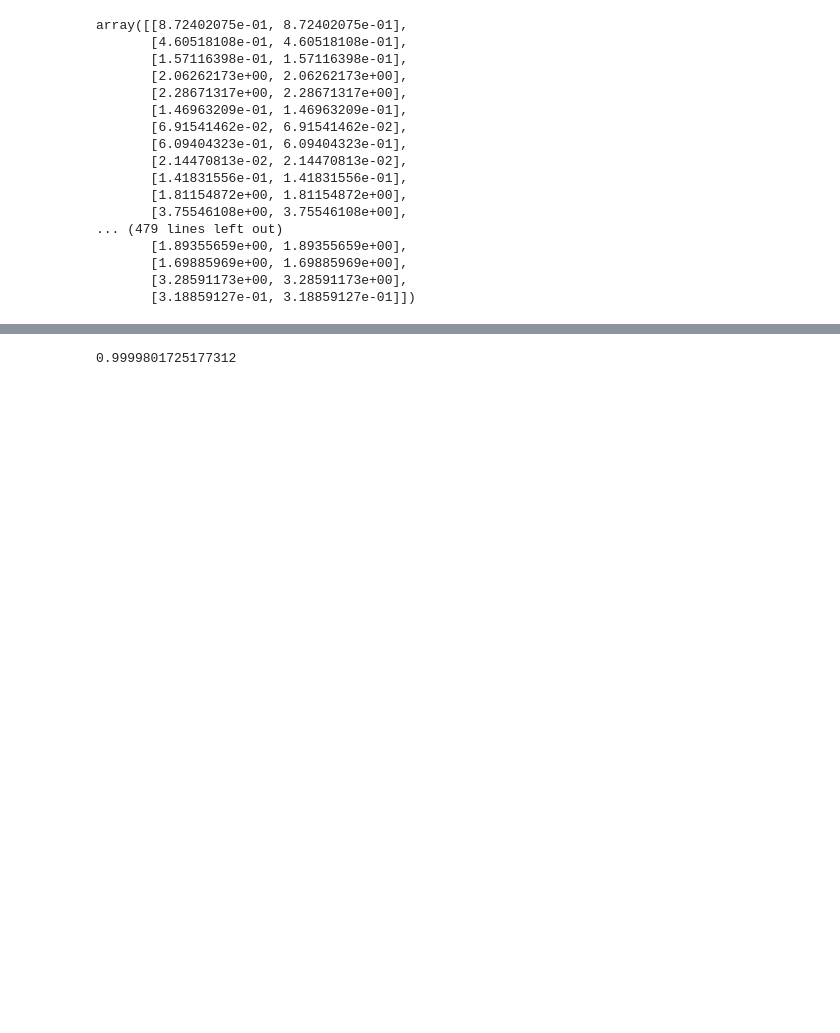
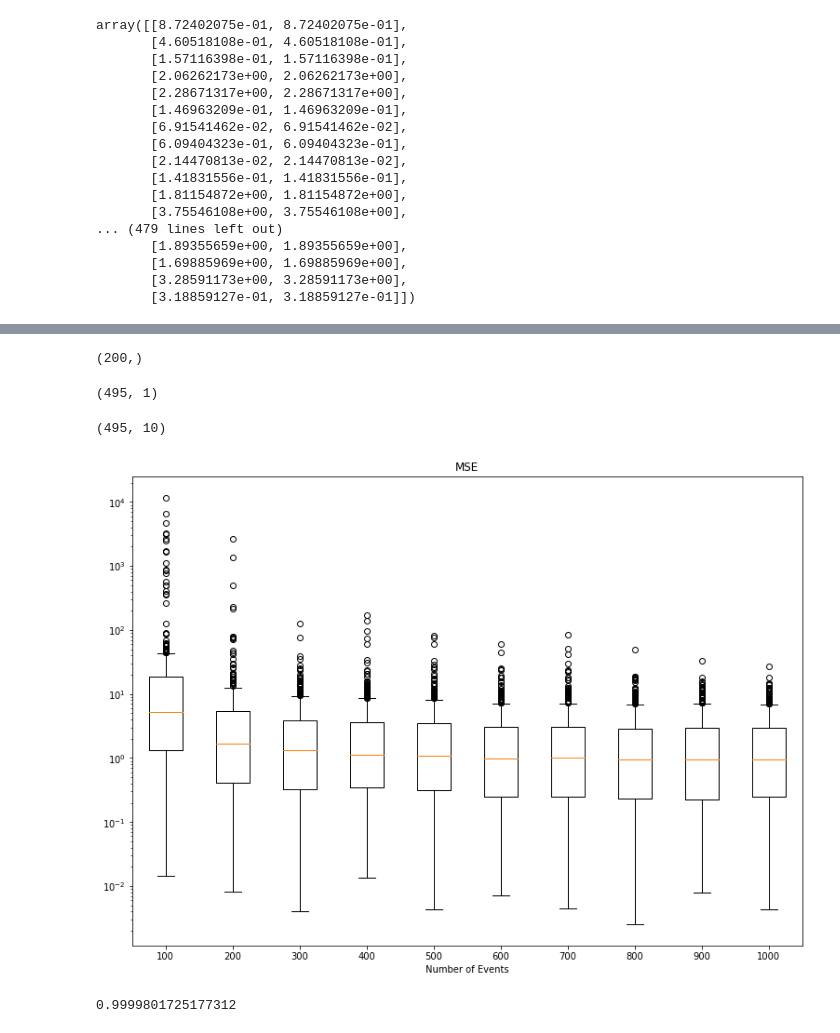
Before and after one commit to byronacunia/Linear, a Jupyter notebook: Linear.ipynb, the cells around one changed output, grey strips where cells are left out. Saved outputs shown, nothing was run; the diff lists cells and outputs as text; code cells hidden in the pictures; blank space fills up the shorter version.

```diff
--- a/Linear.ipynb
+++ b/Linear.ipynb
@@ -135,3 +175,52 @@ array([[8.72402075e-01, 8.72402075e-01],
+# %%
+data_1.shape
+# %% [output]
+(200,)
+# %%
+data_2.shape
+# %% [output]
+(495, 1)
+# %%
+MSE.shape
+# %% [output]
+(495, 10)
+# %%
+MSEaux=MSE
+# %%
+MSE=MSEaux
+# %%
+# Creating dataset
+data_1 = MSE.iloc[:, [0]].to_numpy().reshape(MSE.shape[0])
+data_2 = MSE.iloc[:, [1]].to_numpy().reshape(MSE.shape[0])
+data_3 = MSE.iloc[:, [2]].to_numpy().reshape(MSE.shape[0])
+data_4 = MSE.iloc[:, [3]].to_numpy().reshape(MSE.shape[0])
+data_5 = MSE.iloc[:, [4]].to_numpy().reshape(MSE.shape[0])
+data_6 = MSE.iloc[:, [5]].to_numpy().reshape(MSE.shape[0])
+data_7 = MSE.iloc[:, [6]].to_numpy().reshape(MSE.shape[0])
+data_8 = MSE.iloc[:, [7]].to_numpy().reshape(MSE.shape[0])
+data_9 = MSE.iloc[:, [8]].to_numpy().reshape(MSE.shape[0])
+data_10 = MSE.iloc[:, [9]].to_numpy().reshape(MSE.shape[0])
+data = [data_1, data_2, data_3, data_4, data_5, data_6, data_7, data_8, data_9, data_10]
+
+fig = plt.figure(figsize =(10, 7))
+
+# Creating axes instance
+ax = fig.add_axes([0, 0, 1, 1])
+ax.set_xticks([1, 2, 3, 4])  # Set label locations.
+ax.set_yscale('log')
+ax.set_title('MSE')
+ax.set_xlabel("Number of Events")
+# Creating plot
+bp = ax.boxplot(data)
+
+plt.setp(ax, xticks=[1, 2, 3, 4, 5, 6, 7, 8, 9, 10],
+         xticklabels=['100', '200', '300', '400', '500', '600', '700', '800', '900', '1000'])
+
+
+# show plot
+plt.show()
+# %% [output]
+[figure, added]
 # %%
 from sklearn.metrics import explained_variance_score
 # %%
```
Also changed, not shown: parts of 9 cells of this notebook.
